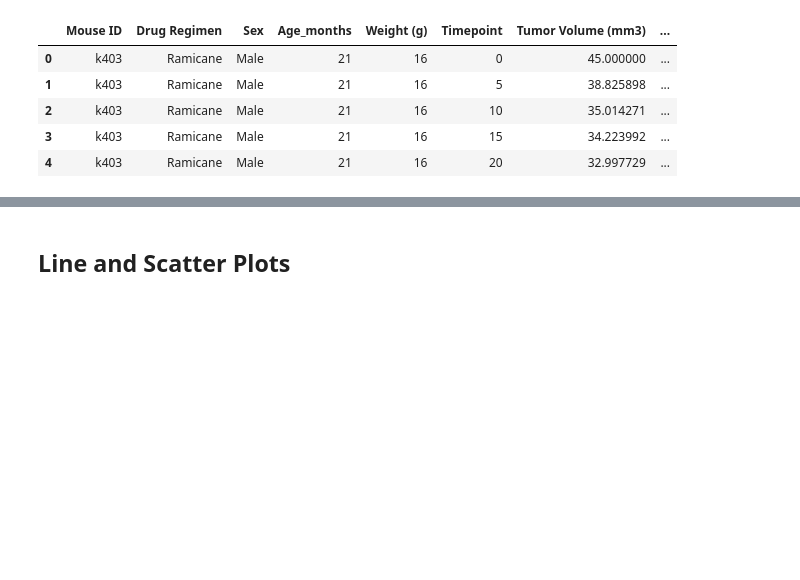
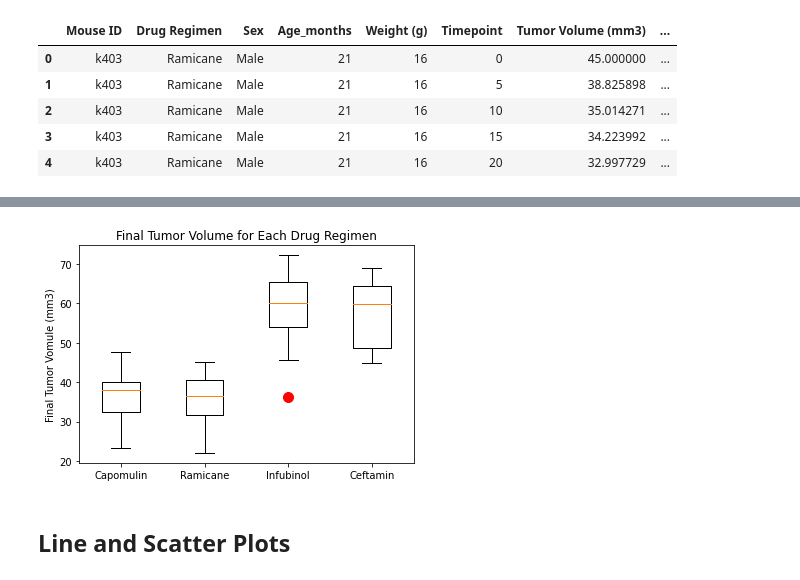
Before and after one commit to MorgaineB/matplolib-challenge, a Jupyter notebook: pymaceuticals_starter.ipynb, the cells around one changed output, grey strips where cells are left out. Drawn from its saved outputs; the diff is of its cells as text; code cells hidden in the pictures; blank space fills up the shorter version.

Commit message:
IQR, Outliers, & Box Plot Done.

```diff
--- a/pymaceuticals_starter.ipynb
+++ b/pymaceuticals_starter.ipynb
@@ -240,18 +240,34 @@ merged_timepoint_df.head()
 | 4 | k403 | Ramicane | Male | 21 | 16 | 20 | 32.997729 | ... |
 # %%
 # Put treatments into a list for for loop (and later for plot labels)
-
+drugs = ['Capomulin', 'Ramicane', 'Infubinol', 'Ceftamin']
 
 # Create empty list to fill with tumor vol data (for plotting)
-
+tumor_volumes = []
 
 # Calculate the IQR and quantitatively determine if there are any potential outliers.
 
+    # Locate the rows which contain mice on each drug and get the tumor volumes
+for drug in drugs:
+    df = merged_timepoint_df.loc[merged_timepoint_df['Drug Regimen'] == drug]
+    final_volume_df = df.loc[df['Timepoint'] == df['Last Timepoint']]
 
-    # Locate the rows which contain mice on each drug and get the tumor volumes
+    #Find the final tumor volumes for each regimen.
+    volumes = final_volume_df['Tumor Volume (mm3)']
+    tumor_volumes.append(volumes)
 
-
-    # add subset
-
+    #Calculate and print the IQR for each drug regimen
+    quartiles = volumes.quantile([.25, .5, .75])
+    lowerq = quartiles[0.25]
+    upperq = quartiles[0.75]
+    iqr = upperq - lowerq
+    print(f"The IQR for {drug} is {iqr}.")
 
     # Determine outliers using upper and lower bounds
+    lower_bound = lowerq - (1.5*iqr)
+    upper_bound = upperq + (1.5*iqr)
+    print(f'The Lower Bound for {drug} is {lower_bound}.')
+    print(f'The Upper Bound for {drug} is {upper_bound}.')
+
+    outliers = volumes.loc[(volumes < lower_bound) | (volumes > upper_bound)].count()
+    print(f'The Number of Outliers for {drug} is {outliers}.')
@@ -258,5 +291,15 @@ merged_timepoint_df.head()
 # %%
 # Generate a box plot of the final tumor volume of each mouse across four regimens of interest
+flierprops = dict(marker='o', markerfacecolor='r', markersize=10, markeredgecolor='red')
+
+plt.boxplot(tumor_volumes, flierprops=flierprops)
+plt.title('Final Tumor Volume for Each Drug Regimen')
+plt.ylabel('Final Tumor Vomule (mm3)')
+plt.xticks([1,2,3,4], ['Capomulin', 'Ramicane', 'Infubinol', 'Ceftamin'])
+
+plt.show()
+# %% [output]
+[figure, added]
 # %% [markdown]
 ## Line and Scatter Plots
 # %%
```
Also changed, not shown: parts of 2 cells of this notebook.
